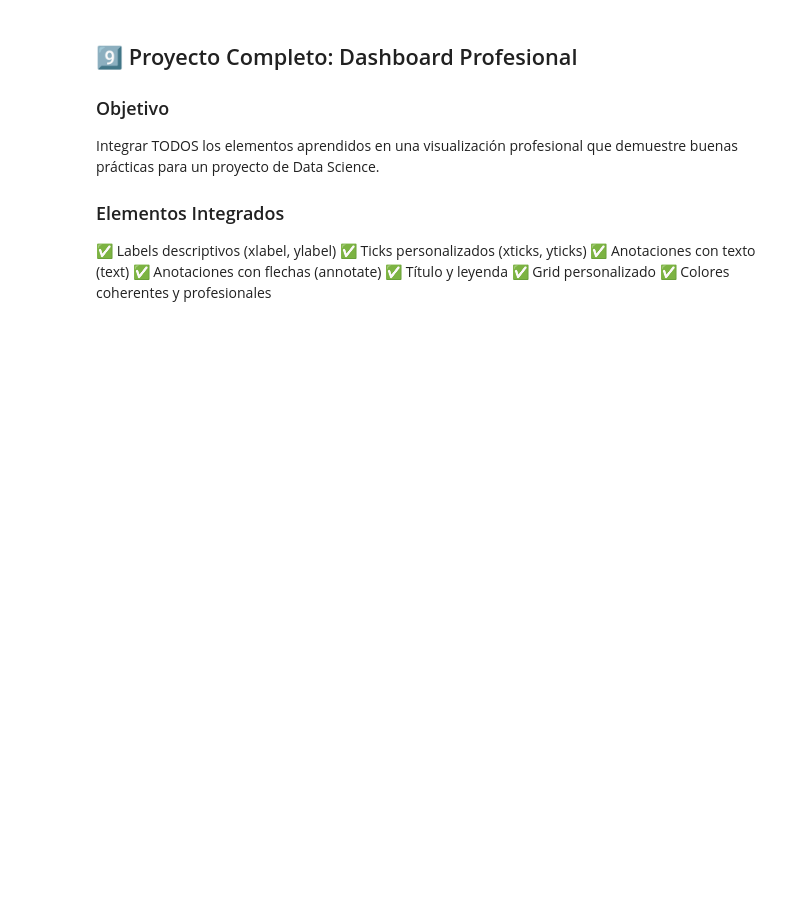
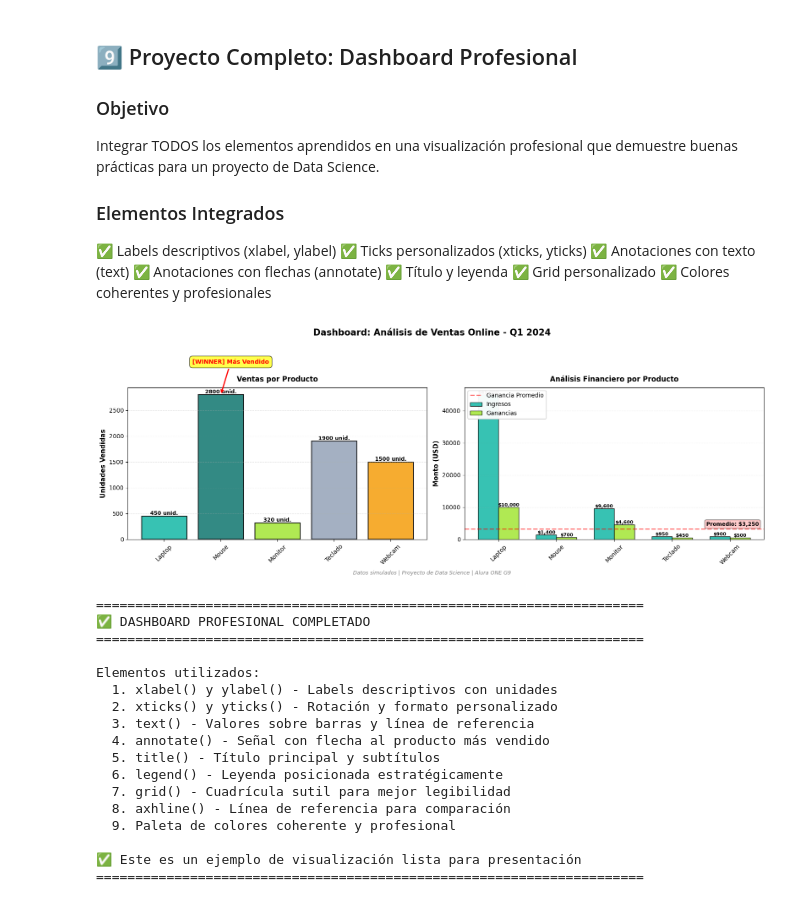
Before and after one commit to MiyoBran/Alura-ONE-G9, a Jupyter notebook: formacion-Aprendiendo-a-hacer-ETL-G9-ONE/07-ia-aplicada-ciencia-datos-uso-ia-construccion-visualizacion-datos/ETL_07_Elementos_Matplotlib.ipynb, the cells around one changed output. Drawn from its saved outputs; the diff is of its cells as text; code cells hidden in the pictures; blank space fills up the shorter version.

```diff
--- a/formacion-Aprendiendo-a-hacer-ETL-G9-ONE/07-ia-aplicada-ciencia-datos-uso-ia-construccion-visualizacion-datos/ETL_07_Elementos_Matplotlib.ipynb
+++ b/formacion-Aprendiendo-a-hacer-ETL-G9-ONE/07-ia-aplicada-ciencia-datos-uso-ia-construccion-visualizacion-datos/ETL_07_Elementos_Matplotlib.ipynb
@@ -449,7 +484,7 @@ for i, (bar, ventas) in enumerate(zip(barras1, df_productos['ventas'])):
 
 # ✅ Señalar producto más vendido
 max_idx = df_productos['ventas'].idxmax()
-ax1.annotate('🏆 Más Vendido',
+ax1.annotate('[WINNER] Más Vendido',
              xy=(list(df_productos.index).index(max_idx), df_productos.loc[max_idx, 'ventas']),
              xytext=(list(df_productos.index).index(max_idx) - 0.5, df_productos.loc[max_idx, 'ventas'] + 600),
              arrowprops=dict(arrowstyle='->', color='red', lw=2),
@@ -490,32 +525,51 @@ ax2.set_title('Análisis Financiero por Producto', fontsize=12, fontweight='bold
 ax2.set_xticks(x_pos)
 ax2.set_xticklabels(df_productos.index)
 ax2.tick_params(axis='x', rotation=45)
 ax2.legend(loc='upper left', fontsize=10, framealpha=0.95)
 ax2.grid(True, axis='y', alpha=0.3, linestyle='--')
 
 # ✅ Título general y contexto
-fig.suptitle('📊 Dashboard: Análisis de Ventas Online - Q1 2024',
+fig.suptitle('Dashboard: Análisis de Ventas Online - Q1 2024',
              fontsize=15, fontweight='bold', y=0.98)
 
 plt.figtext(0.5, 0.01, 'Datos simulados | Proyecto de Data Science | Alura ONE G9',
             ha='center', fontsize=9, style='italic', color='gray')
 
 plt.tight_layout(rect=[0, 0.02, 1, 0.97])
 plt.show()
 
 print("=" * 70)
 print("✅ DASHBOARD PROFESIONAL COMPLETADO")
 print("=" * 70)
 print("\nElementos utilizados:")
 print("  1. xlabel() y ylabel() - Labels descriptivos con unidades")
 print("  2. xticks() y yticks() - Rotación y formato personalizado")
 print("  3. text() - Valores sobre barras y línea de referencia")
 print("  4. annotate() - Señal con flecha al producto más vendido")
 print("  5. title() - Título principal y subtítulos")
 print("  6. legend() - Leyenda posicionada estratégicamente")
 print("  7. grid() - Cuadrícula sutil para mejor legibilidad")
 print("  8. axhline() - Línea de referencia para comparación")
 print("  9. Paleta de colores coherente y profesional")
 print("\n✅ Este es un ejemplo de visualización lista para presentación")
 print("=" * 70)
+# %% [output]
+[figure, added]
+======================================================================
+✅ DASHBOARD PROFESIONAL COMPLETADO
+======================================================================
+
+Elementos utilizados:
+  1. xlabel() y ylabel() - Labels descriptivos con unidades
+  2. xticks() y yticks() - Rotación y formato personalizado
+  3. text() - Valores sobre barras y línea de referencia
+  4. annotate() - Señal con flecha al producto más vendido
+  5. title() - Título principal y subtítulos
+  6. legend() - Leyenda posicionada estratégicamente
+  7. grid() - Cuadrícula sutil para mejor legibilidad
+  8. axhline() - Línea de referencia para comparación
+  9. Paleta de colores coherente y profesional
+
+✅ Este es un ejemplo de visualización lista para presentación
+======================================================================
 # %% [markdown]
```
Also changed, not shown: parts of 9 cells of this notebook.
